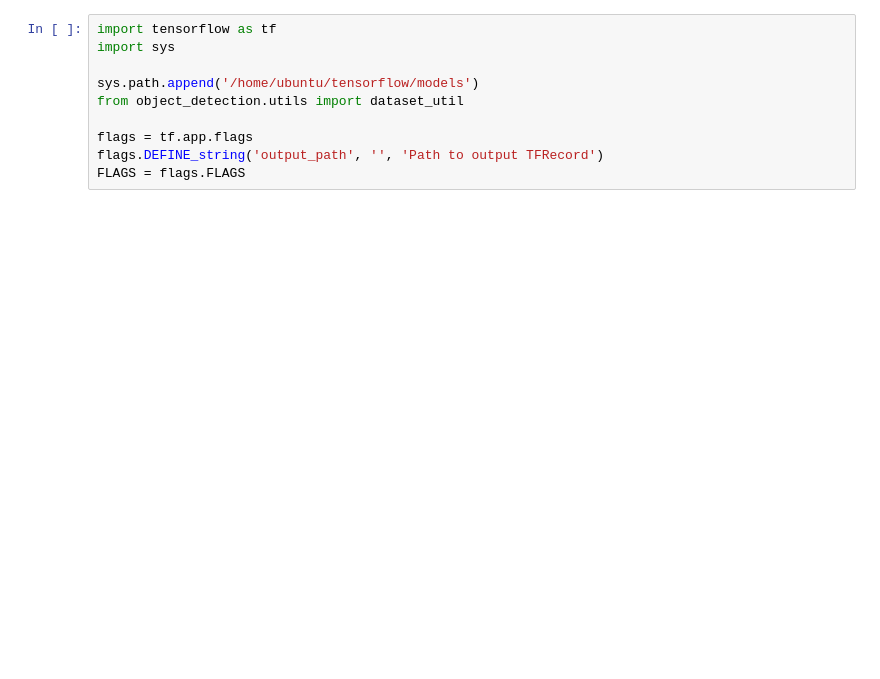
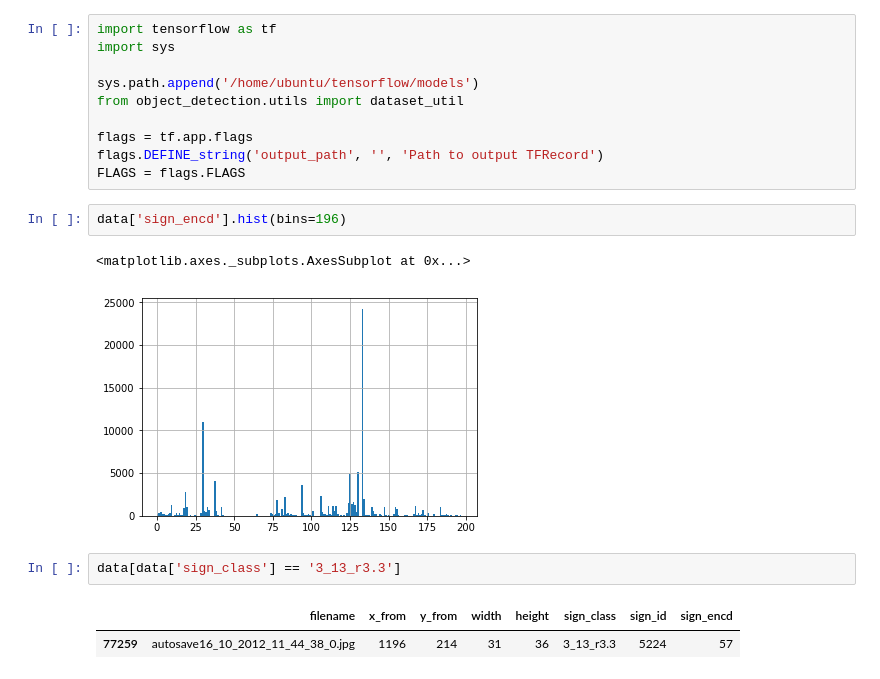
Before and after one commit to artem179/RTSD, a Jupyter notebook: CheckRoadSigns.ipynb, the cells around one changed output. Drawn from its saved outputs; the diff is of its cells as text; blank space fills up the shorter version.

```diff
--- a/CheckRoadSigns.ipynb
+++ b/CheckRoadSigns.ipynb
@@ -39,3 +49,13 @@ from object_detection.utils import dataset_util
 flags = tf.app.flags
 flags.DEFINE_string('output_path', '', 'Path to output TFRecord')
 FLAGS = flags.FLAGS
+# %%
+data['sign_encd'].hist(bins=196)
+# %% [output]
+<matplotlib.axes._subplots.AxesSubplot at 0x...>
+[figure, added]
+# %%
+data[data['sign_class'] == '3_13_r3.3']
+# %% [output]
+|  | filename | x_from | y_from | width | height | sign_class | sign_id | sign_encd |
+| 77259 | autosave16_10_2012_11_44_38_0.jpg | 1196 | 214 | 31 | 36 | 3_13_r3.3 | 5224 | 57 |
```
Also changed, not shown: parts of 3 cells of this notebook, 1 other file.
